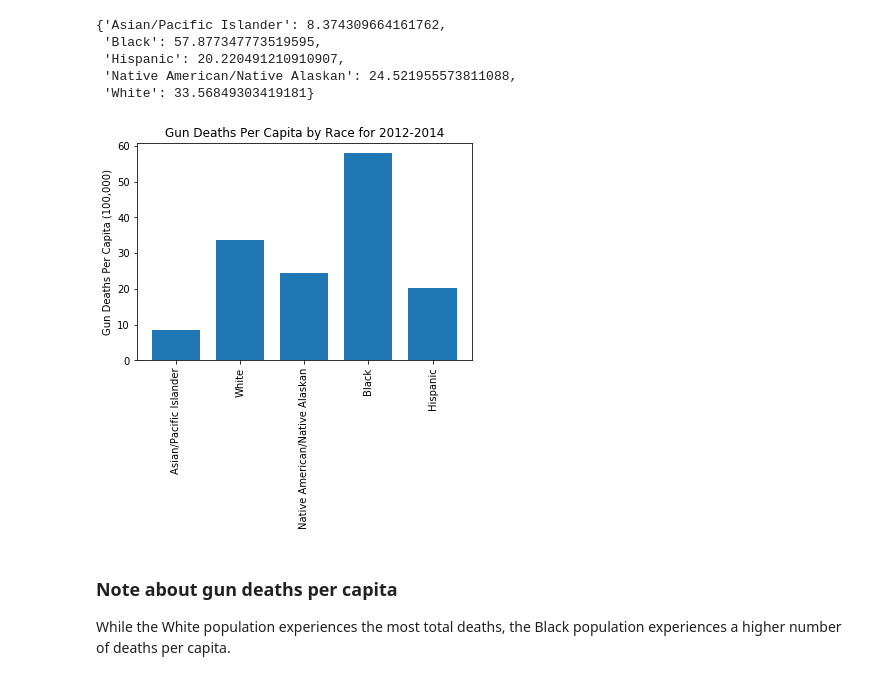
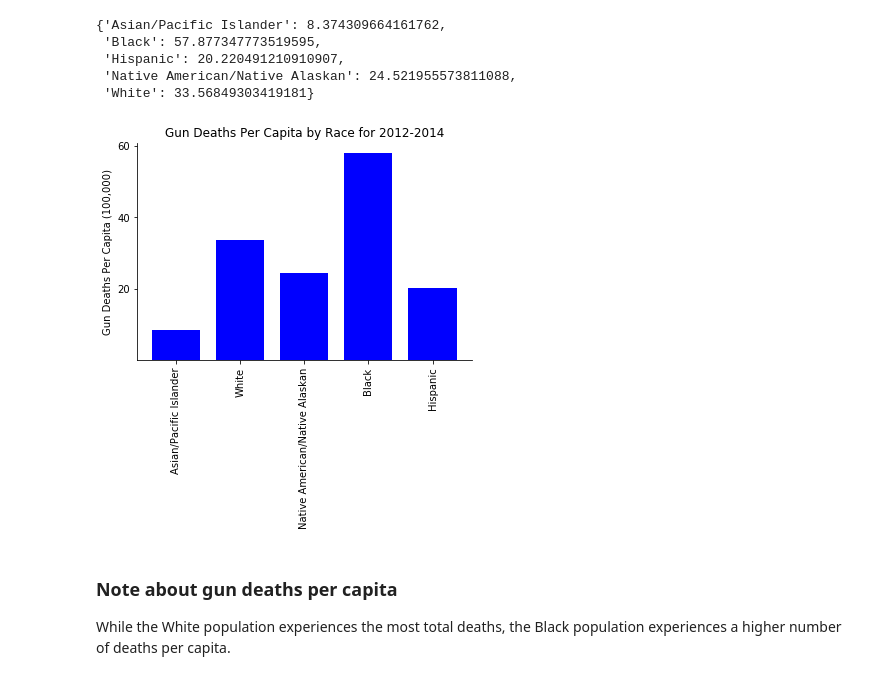
Before and after one commit to mborysiak/Analysis-of-Gun-Deaths-in-America, a Jupyter notebook: Analysis of Gun Deaths in America.ipynb, the cells around one changed output. Saved outputs shown, nothing was run; the diff lists cells and outputs as text; code cells hidden in the pictures.

```diff
--- a/Analysis of Gun Deaths in America.ipynb
+++ b/Analysis of Gun Deaths in America.ipynb
@@ -341,24 +373,28 @@ race_per_hundredk
 # %%
 # plotting the per capita deaths by race data
 
 x_race, y_counts = zip(*race_per_hundredk.items())
 
 tick_pos = range(0, 5)
 bar_position = range(5)
 
 fig, ax = plt.subplots()
 
-ax.bar(bar_position, y_counts, 0.75)
+ax.bar(bar_position, y_counts, 0.75,  color='blue')
 
 ax.set_xticks(tick_pos)
 ax.set_xticklabels(x_race, rotation = 90)
 
 plt.ylabel('Gun Deaths Per Capita (100,000)')
 plt.title('Gun Deaths Per Capita by Race for 2012-2014')
 
+ax.spines['top'].set_visible(False)
+ax.spines['right'].set_visible(False)
+ax.set_yticks([20, 40, 60])
+
 plt.show()
 # %% [output]
-[figure, old version]
+[figure, new version]
 # %% [markdown]
 ### Note about gun deaths per capita
 While the White population experiences the most total deaths, the Black population experiences a higher number of deaths per capita.
```
Also changed, not shown: parts of 12 cells of this notebook.
